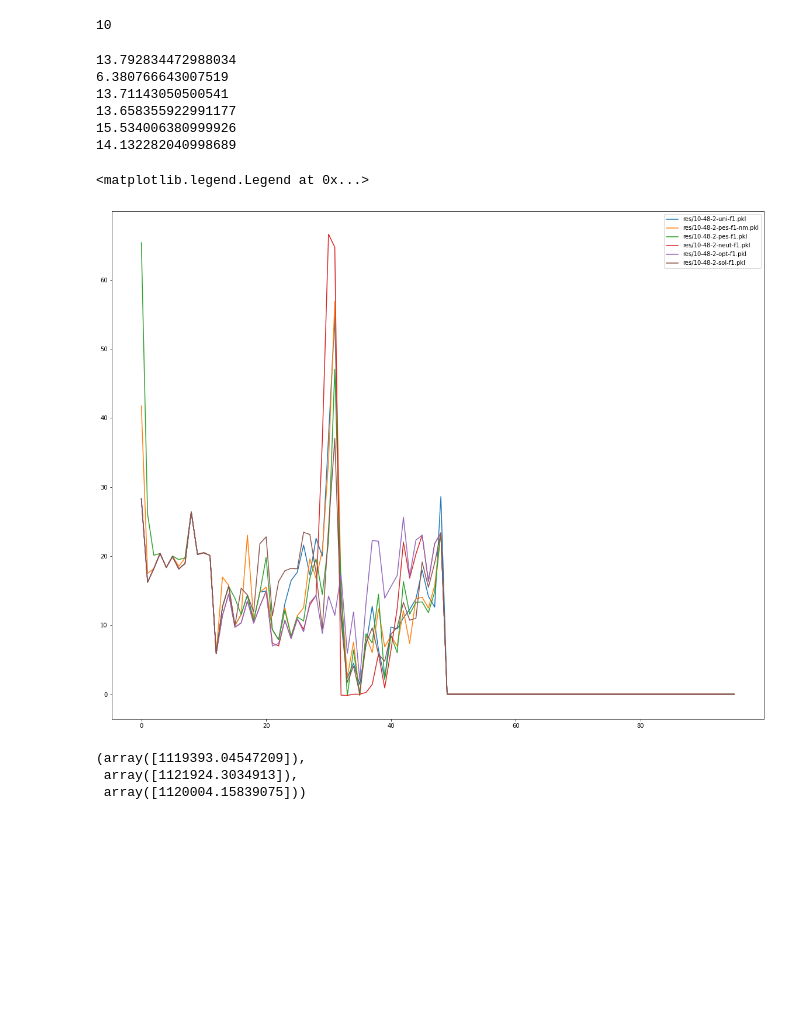
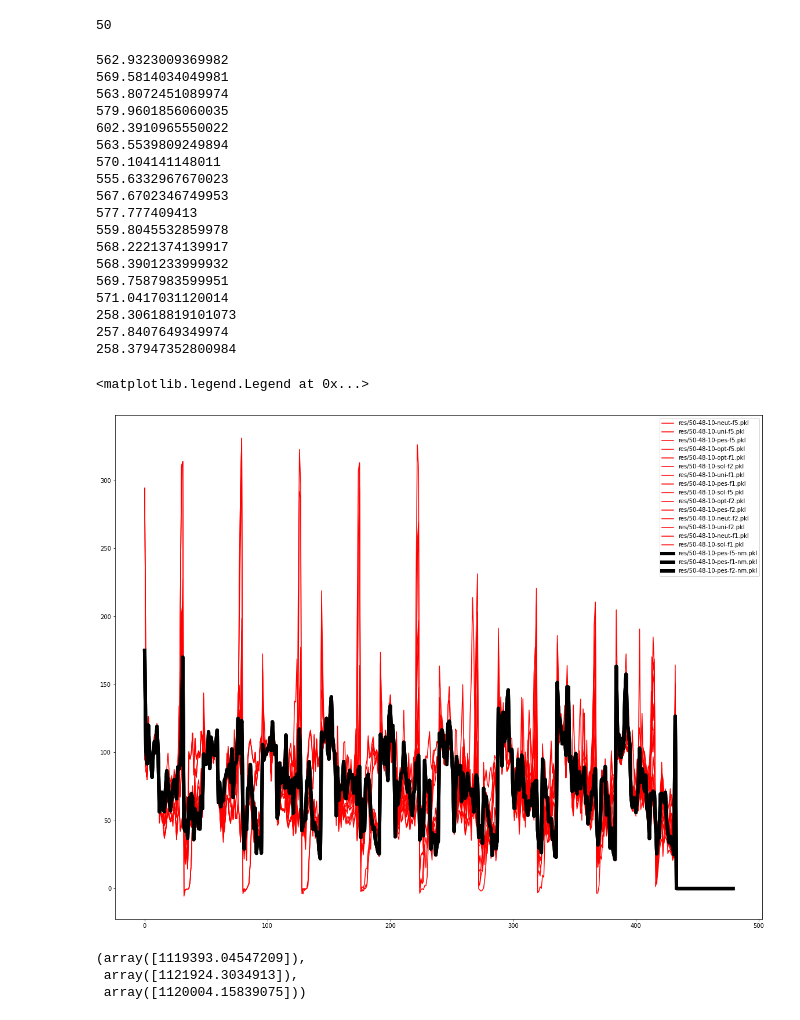
Before and after one commit to kiedanski/lemsim_code, a Jupyter notebook: Untitled.ipynb, the cells around one changed output. Drawn from its saved outputs; the diff is of its cells as text; code cells hidden in the pictures; blank space fills up the shorter version.

```diff
--- a/Untitled.ipynb
+++ b/Untitled.ipynb
@@ -12,28 +12,48 @@ data = {}
 for fl in files.glob('*.pkl'):
     with open(fl, 'rb') as fh: data[str(fl)] = pickle.load(fh)
 # %%
-N = len(data['res/10-48-2-neut-f1.pkl'][1])
+N = len(data['res/50-48-10-neut-f1.pkl'][1])
 print(N)
 # %% [output]
-10
+50
 # %%
 fig, ax = plt.subplots(figsize=(20, 16))
 
 for k, (v1, v2) in data.items():
-    print(v1)
-    D = np.vstack([v2[n]['history_net'] for n in range(N)]).sum(axis=0)
-    ax.plot(D, label=k)
+    if 'nm' not in k:
+        print(v1)
+        D = np.vstack([v2[n]['history_net'] for n in range(N)]).sum(axis=0)
+        ax.plot(D, label=k, c='r')
+
+
+for k, (v1, v2) in data.items():
+    if 'nm' in k:
+        print(v1)
+        D = np.vstack([v2[n]['history_net'] for n in range(N)]).sum(axis=0)
+        ax.plot(D, label=k, c='k', linewidth=6)
 
 ax.legend()
 # %% [output]
-13.792834472988034
-6.380766643007519
-13.71143050500541
-13.658355922991177
-15.534006380999926
-14.132282040998689
+562.9323009369982
+569.5814034049981
+563.8072451089974
+579.9601856060035
+602.3910965550022
+563.5539809249894
+570.104141148011
+555.6332967670023
+567.6702346749953
+577.777409413
+559.8045532859978
+568.2221374139917
+568.3901233999932
+569.7587983599951
+571.0417031120014
+258.30618819101073
+257.8407649349974
+258.37947352800984
 <matplotlib.legend.Legend at 0x...>
-[figure, old version]
+[figure, new version]
 # %%
 C1 = np.vstack([P1[n]['history_cost'].sum() for n in range(N)]).sum(axis=0)
 C2 = np.vstack([P2[n]['history_cost'].sum() for n in range(N)]).sum(axis=0)
```
Also changed, not shown: parts of 2 cells of this notebook, 4 other files.
